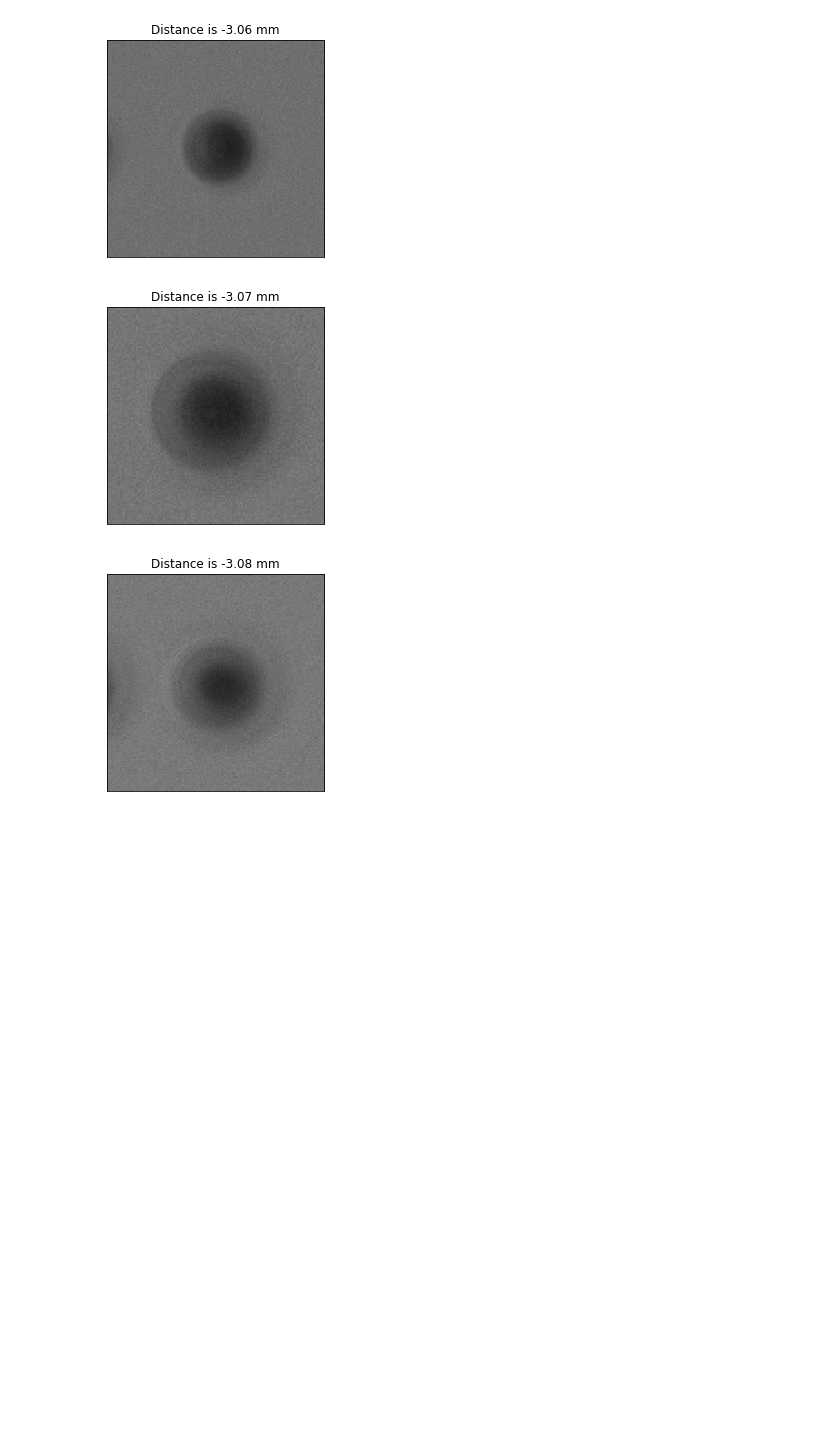
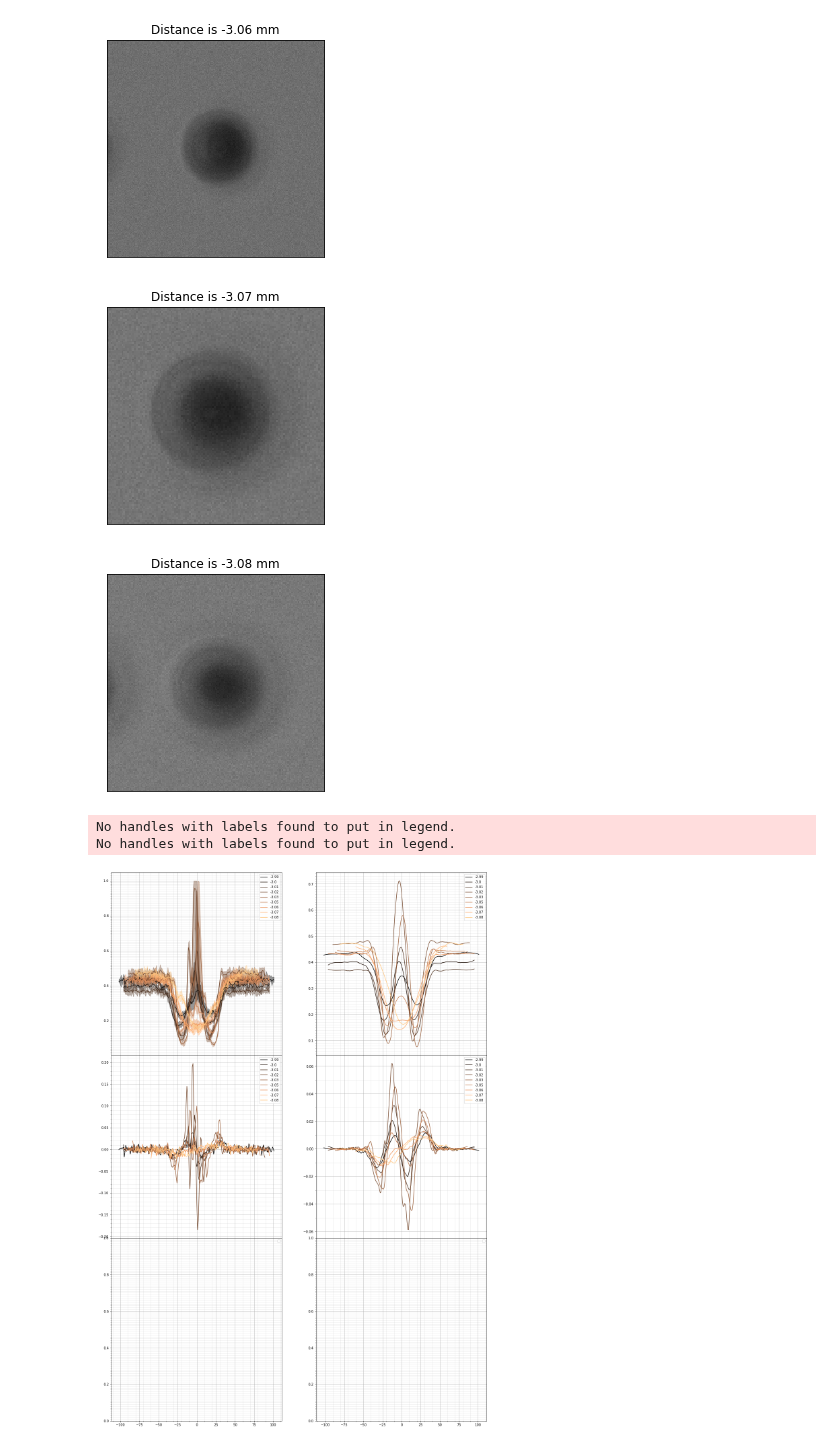
Before and after one commit to Niloo1371/Finding_droplets, a Jupyter notebook: Preprocessing/Analysis_of_scans.ipynb, the cells around one changed output. Drawn from its saved outputs; the diff is of its cells as text; code cells hidden in the pictures; blank space fills up the shorter version.

```diff
--- a/Preprocessing/Analysis_of_scans.ipynb
+++ b/Preprocessing/Analysis_of_scans.ipynb
@@ -163,9 +145,18 @@ array([ 50., 100.,  50.,  50.,  50.,  50.,  50.,  50.,  50.,  50.,  50.,
+# %%
+class DropletProfile(object):
+    '''DropletProfile'''
+    def __init__(self,image,y_distance):
+        '''init method'''
+        self.image=image
+        self.y_distance=y_distance
 # %%
 current_path = cwd = os.getcwd()
 
 directories_with_inputs = ['Results_200311/Scans']
 
 droplets_distances = []
+
+list_droplet_profiles=[]
 
 for directory_with_input_index, directory_with_input in enumerate(directories_with_inputs):
     path_to_files = '/'.join([current_path, directory_with_input])
@@ -204,6 +195,8 @@ for directory_with_input_index, directory_with_input in enumerate(directories_wi
             ax.get_yaxis().set_visible(False)
             plt.savefig(
                 'Results_200311/{0}_droplet_example.png'.format(distance))
+
+            list_droplet_profiles.append(DropletProfile(image_gray,distance))
 # %% [output]
 Results_200311/Scans:
 found 3826 files
@@ -217,3 +210,71 @@ sorted
 [figure]
 [figure]
 [figure]
+# %%
+fig3,([[ax3_0,ax3_0_1],[ax3_1,ax3_1_1],[ax3_2,ax3_2_1]])=plt.subplots(nrows=3,ncols=2,figsize=[20,30],sharex=True,gridspec_kw={'hspace': 0})
+#ax4=fig.gca()
+
+axes=np.array([[ax3_0,ax3_0_1],[ax3_1,ax3_1_1],[ax3_2,ax3_2_1]])
+
+number_of_lines=len(list_droplet_profiles)
+colors = pl.cm.copper(np.linspace(0,1,number_of_lines))
+
+
+#values for the algoritms:
+range_around_mid=3 #the range around mid to do averaging around
+
+
+window_size=31 # filter window size
+poly_order=3 #filter polynomial order
+
+
+for droplet_index,droplet in enumerate(list_droplet_profiles):
+
+
+    #Load the image, extract common information
+
+    image_to_process=droplet.image
+
+    width_of_image=image_to_process.shape[0]
+    midpoint=int(width_of_image/2)
+
+    x_to_plot=np.subtract(range(width_of_image),midpoint)
+
+    distance=droplet.y_distance #for labelling
+
+    #Pixel intensity
+    to_plot_0=np.average(image_to_process[:,midpoint-range_around_mid:midpoint+range_around_mid],axis=1)/255.0
+    ax3_0.plot(x_to_plot,to_plot_0,label=distance,color=colors[droplet_index])
+
+    to_plot_0_hat=savgol_filter(to_plot_0,window_size,poly_order)
+    ax3_0_1.plot(x_to_plot,to_plot_0_hat,label=distance,color=colors[droplet_index])
+
+    to_plot_1_min=np.min(image_to_process[:,midpoint-range_around_mid:midpoint+range_around_mid],axis=1)
+    to_plot_1_max=np.max(image_to_process[:,midpoint-range_around_mid:midpoint+range_around_mid],axis=1)
+    ax3_0.fill_between(x_to_plot,to_plot_1_max/255.0,to_plot_1_min/255.0,alpha=0.4,color=colors[droplet_index])#,label=distance)
+
+
+
+    #Derivatives
+    y=to_plot_0
+    x=x_to_plot
+    dx=x[1]-x[0]
+    y_grad=np.gradient(y,dx)
+
+    ax3_1.plot(x_to_plot,y_grad,label=distance,color=colors[droplet_index])
+
+    y_hat_grad=np.gradient(to_plot_0_hat,dx)
+    ax3_1_1.plot(x_to_plot,y_hat_grad,label=distance,color=colors[droplet_index])
+
+
+for ax_i in axes.flat[:]:
+    ax_i.xaxis.set_minor_locator(MultipleLocator(10))
+    ax_i.yaxis.set_minor_locator(MultipleLocator(0.01))
+    ax_i.grid(which='major')
+    ax_i.grid(which='minor', alpha=0.3)
+
+    ax_i.legend(loc=1)
+# %% [output]
+No handles with labels found to put in legend.
+No handles with labels found to put in legend.
+[figure, added]
```
Also changed, not shown: parts of 8 cells of this notebook, 11 other files.
